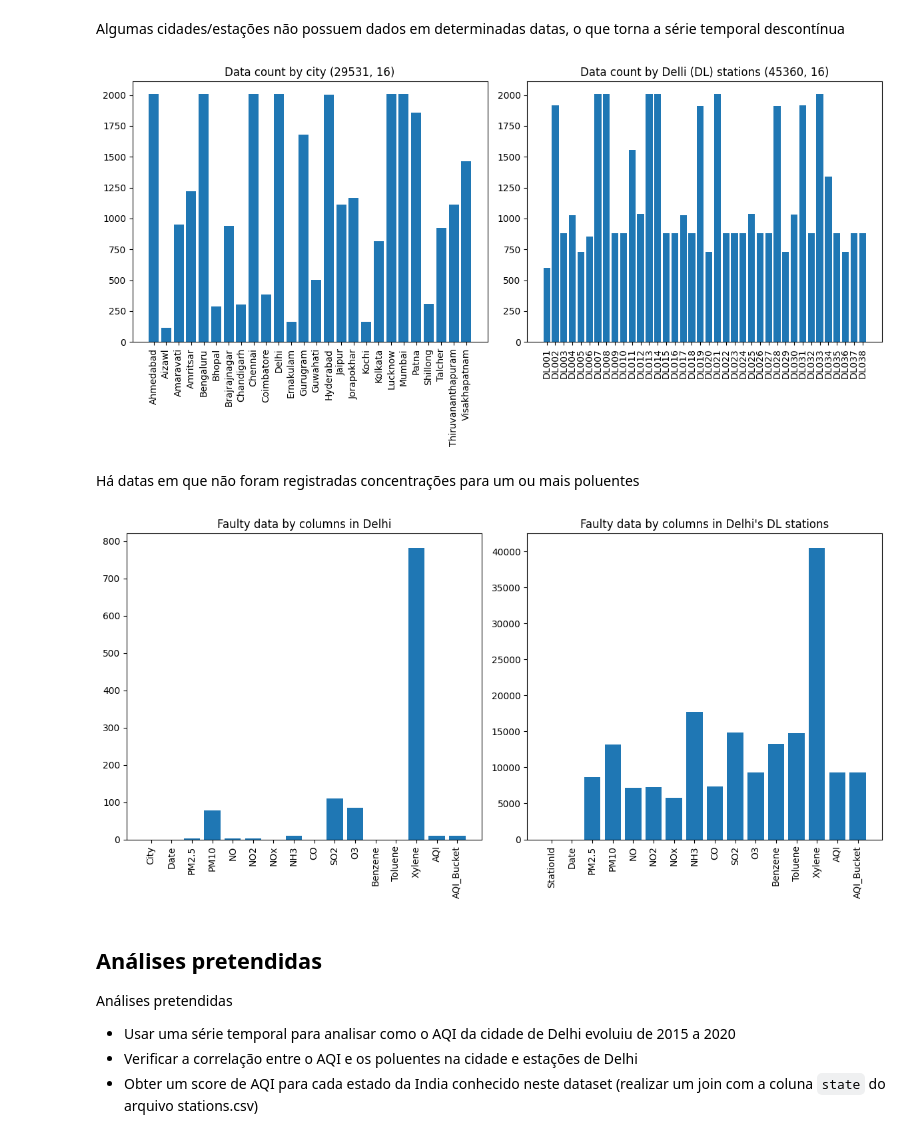
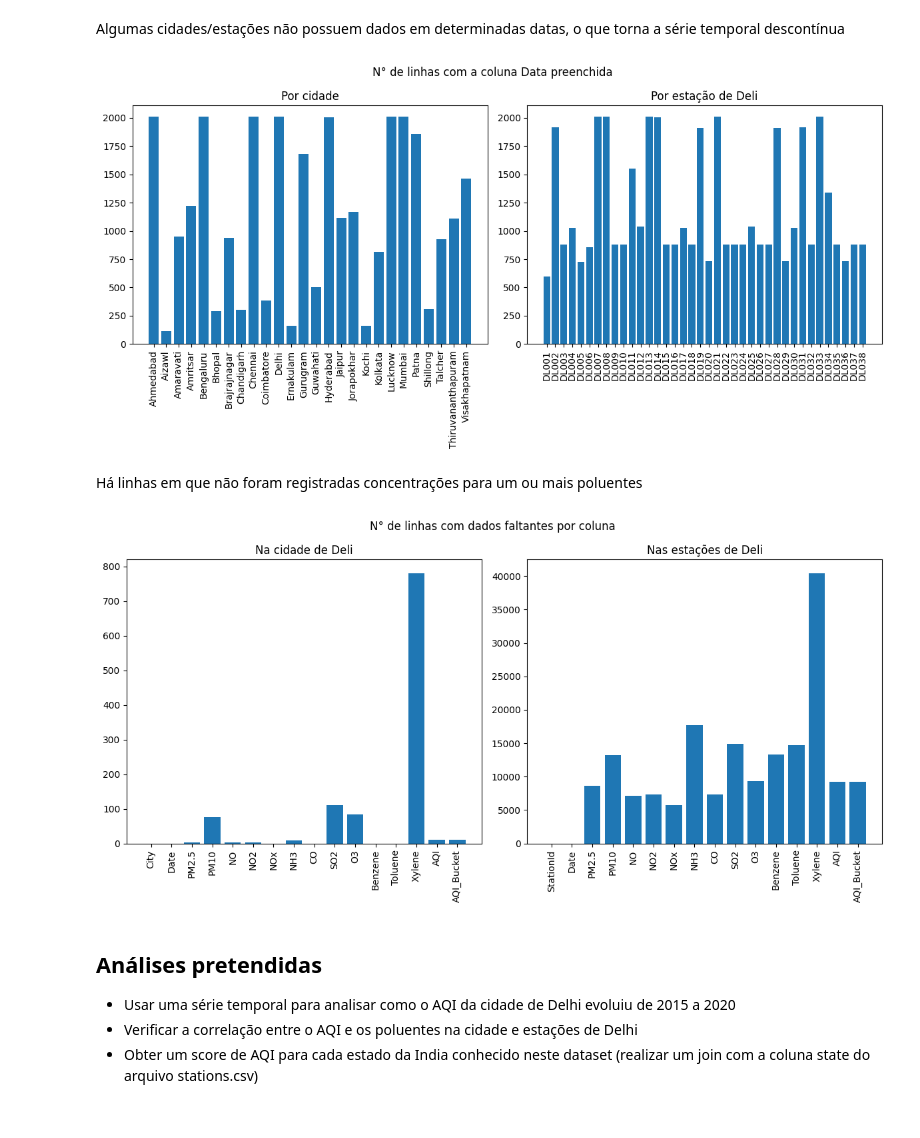
Before and after one commit to raphaelramosds/dca3501-project, a Jupyter notebook: assignments/Trabalho 1 - Parte I - Projeto de Analise de Dados.ipynb, the cells around one changed output. Cells and saved outputs as stored; diff of their text form; code cells hidden in the pictures.

```diff
--- a/assignments/Trabalho 1 - Parte I - Projeto de Analise de Dados.ipynb
+++ b/assignments/Trabalho 1 - Parte I - Projeto de Analise de Dados.ipynb
@@ -96,42 +150,45 @@ df_stations.head()
 # %% [markdown]
 Algumas cidades/estações não possuem dados em determinadas datas, o que torna a série temporal descontínua
 # %%
+df_city_day_count = df_city_day.groupby('City')['Date'].count()
 
-df_city_count = df_city_day.groupby('City')['Date'].count()
 df_station_day_dl = df_station_day[df_station_day['StationId'].str.contains('DL')]
-df_station_count_dl = df_station_day_dl.groupby('StationId')['Date'].count()
+df_station_count_dl = df_station_day_dl\
+    .groupby('StationId')['Date']\
+    .count()
 
 fig, ax = plt.subplots(1, 2, figsize=(12, 6))
 
-plot_bar(ax[0], df_city_count, f"Data count by city {df_city_day.shape}")
-plot_bar(ax[1], df_station_count_dl, f"Data count by Delli (DL) stations {df_station_day_dl.shape}")
+fig.suptitle("N° de linhas com a coluna Data preenchida")
+
+plot_bar(ax[0], df_city_day_count, f"Por cidade")
+plot_bar(ax[1], df_station_count_dl, f"Por estação de Deli")
 
 plt.tight_layout()
 plt.show()
 # %% [output]
-[figure, old version]
+[figure, new version]
 # %% [markdown]
-Há datas em que não foram registradas concentrações para um ou mais poluentes
+Há linhas em que não foram registradas concentrações para um ou mais poluentes
 # %%
-df_city_day_delli = df_city_day[df_city_day['City'] == 'Delhi']
-df_city_day_delli_sum = df_city_day_delli.isnull().sum()
-df_station_day_dl_sum = df_station_day_dl.isnull().sum()
+df_city_day_dl = df_city_day[df_city_day['City'] == 'Delhi']
 
 fig, ax = plt.subplots(1, 2, figsize=(12, 6))
 
-plot_bar(ax[0], df_city_day_delli_sum, "Faulty data by columns in Delhi")
-plot_bar(ax[1], df_station_day_dl_sum, "Faulty data by columns in Delhi's DL stations")
+fig.suptitle("N° de linhas com dados faltantes por coluna")
+
+plot_bar(ax[0], df_city_day_dl.isnull().sum(), "Na cidade de Deli")
+plot_bar(ax[1], df_station_day_dl.isnull().sum(), "Nas estações de Deli")
 
 plt.tight_layout()
 plt.show()
 # %% [output]
-[figure, old version]
+[figure, new version]
 # %% [markdown]
 ## Análises pretendidas
 
-Análises pretendidas
 - Usar uma série temporal para analisar como o AQI da cidade de Delhi evoluiu de 2015 a 2020
 - Verificar a correlação entre o AQI e os poluentes na cidade e estações de Delhi
-- Obter um score de AQI para cada estado da India conhecido neste dataset (realizar um join com a coluna `state` do arquivo stations.csv)
+- Obter um score de AQI para cada estado da India conhecido neste dataset (realizar um join com a coluna state do arquivo stations.csv)
 # %% [markdown]
 ## Pré-processamento
```
Also changed, not shown: parts of 6 cells of this notebook.
